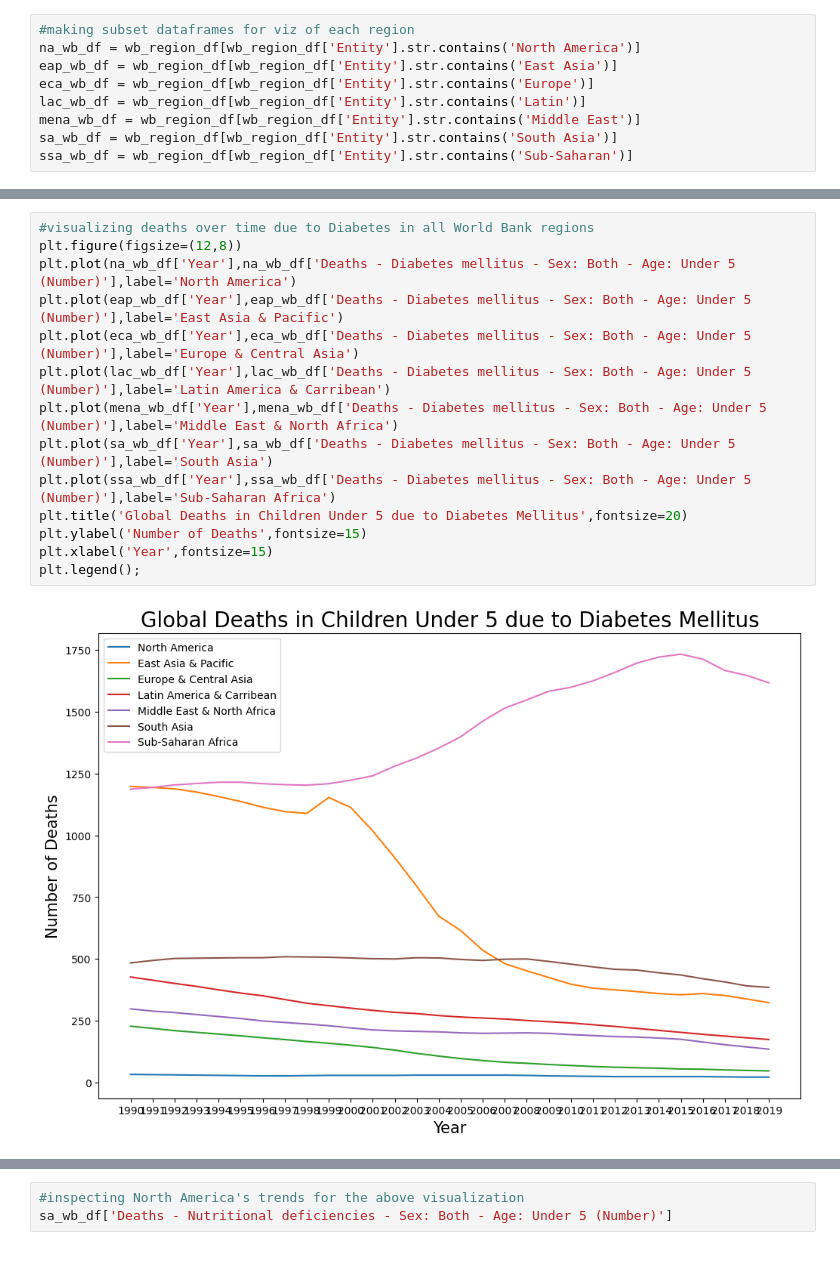
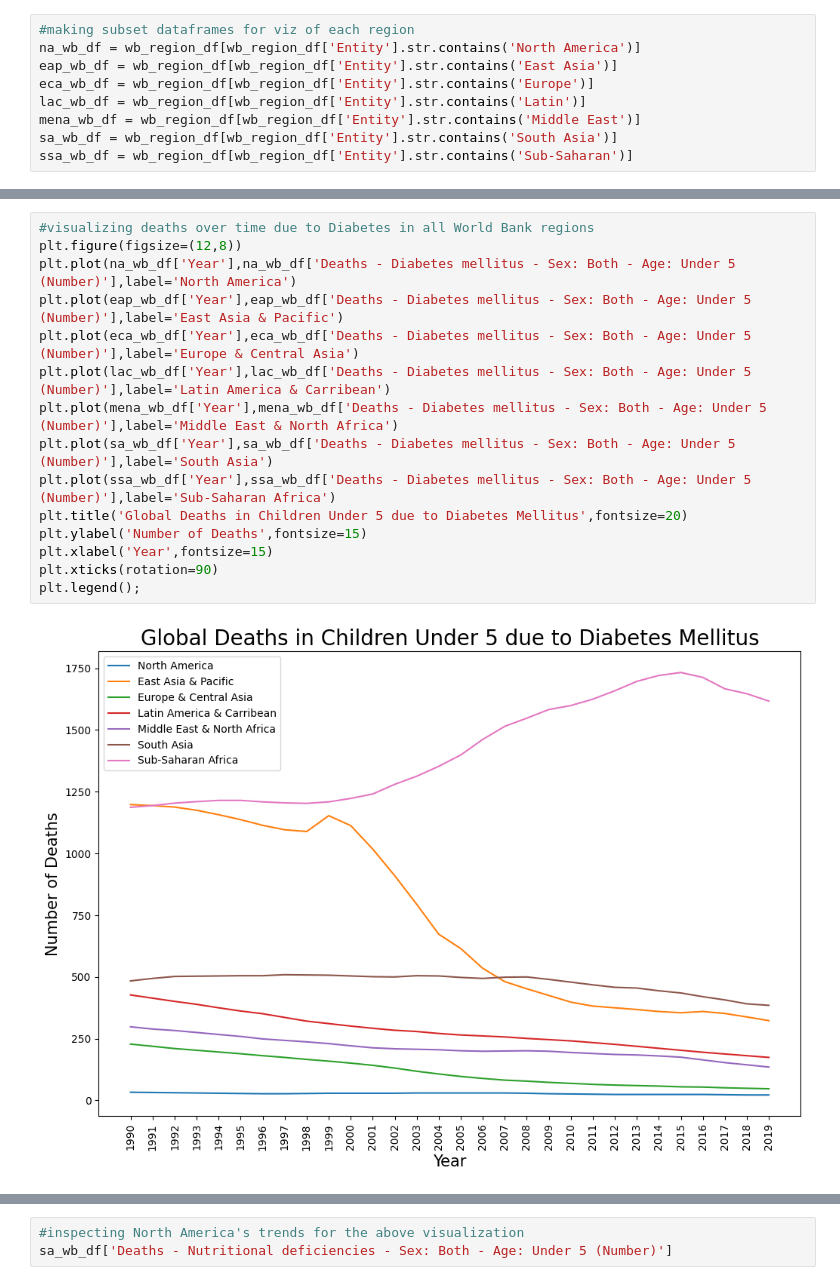
Before and after one commit to dantrainor9/Causes-of-Death, a Jupyter notebook: Causes_of_Death.ipynb, the cells around one changed output, grey strips where cells are left out. Drawn from its saved outputs; the diff is of its cells as text.

```diff
--- a/Causes_of_Death.ipynb
+++ b/Causes_of_Death.ipynb
@@ -210,19 +211,20 @@ plt.legend();
 # %%
 #visualizing deaths over time due to Diabetes in all World Bank regions
 plt.figure(figsize=(12,8))
 plt.plot(na_wb_df['Year'],na_wb_df['Deaths - Diabetes mellitus - Sex: Both - Age: Under 5 (Number)'],label='North America')
 plt.plot(eap_wb_df['Year'],eap_wb_df['Deaths - Diabetes mellitus - Sex: Both - Age: Under 5 (Number)'],label='East Asia & Pacific')
 plt.plot(eca_wb_df['Year'],eca_wb_df['Deaths - Diabetes mellitus - Sex: Both - Age: Under 5 (Number)'],label='Europe & Central Asia')
 plt.plot(lac_wb_df['Year'],lac_wb_df['Deaths - Diabetes mellitus - Sex: Both - Age: Under 5 (Number)'],label='Latin America & Carribean')
 plt.plot(mena_wb_df['Year'],mena_wb_df['Deaths - Diabetes mellitus - Sex: Both - Age: Under 5 (Number)'],label='Middle East & North Africa')
 plt.plot(sa_wb_df['Year'],sa_wb_df['Deaths - Diabetes mellitus - Sex: Both - Age: Under 5 (Number)'],label='South Asia')
 plt.plot(ssa_wb_df['Year'],ssa_wb_df['Deaths - Diabetes mellitus - Sex: Both - Age: Under 5 (Number)'],label='Sub-Saharan Africa')
 plt.title('Global Deaths in Children Under 5 due to Diabetes Mellitus',fontsize=20)
 plt.ylabel('Number of Deaths',fontsize=15)
 plt.xlabel('Year',fontsize=15)
+plt.xticks(rotation=90)
 plt.legend();
 # %% [output]
-[figure, old version]
+[figure, new version]
 # %%
 #visualizing deaths over time due to Nutritional deficiencies in all World Bank regions
 plt.figure(figsize=(12,8))
```
Also changed, not shown: parts of 4 cells of this notebook.
